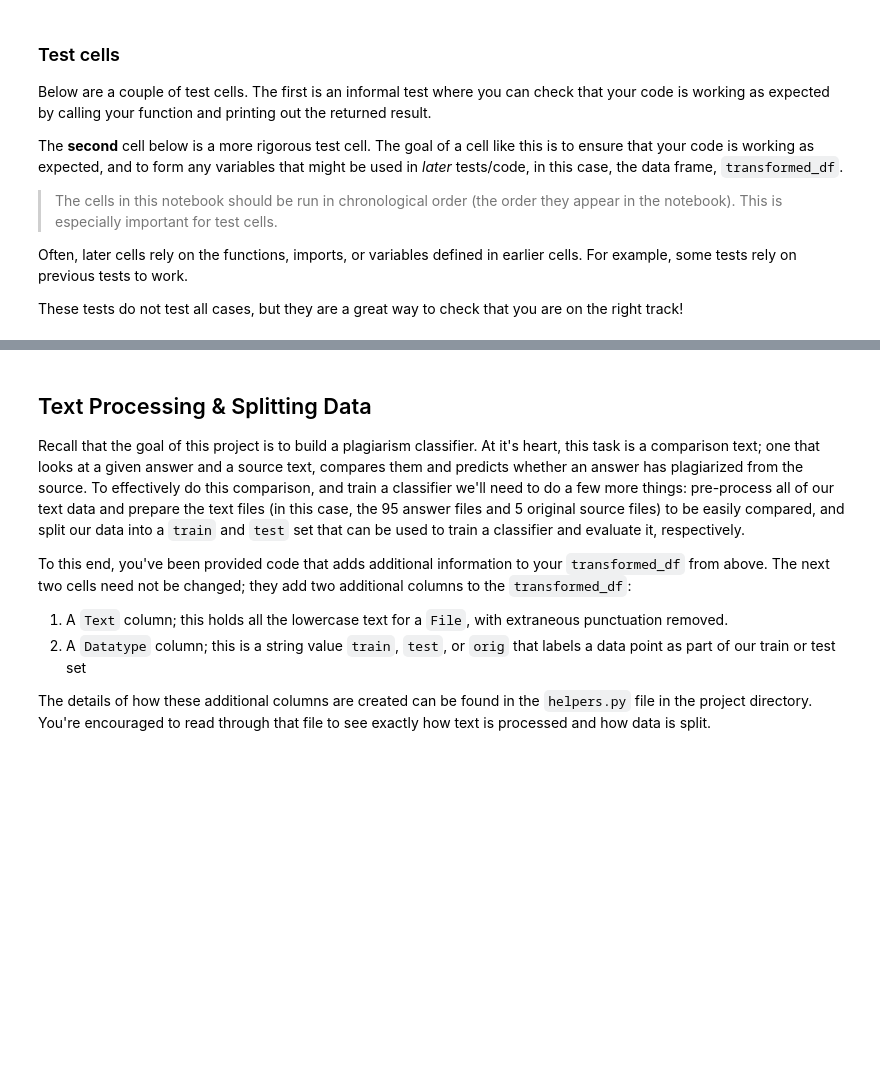
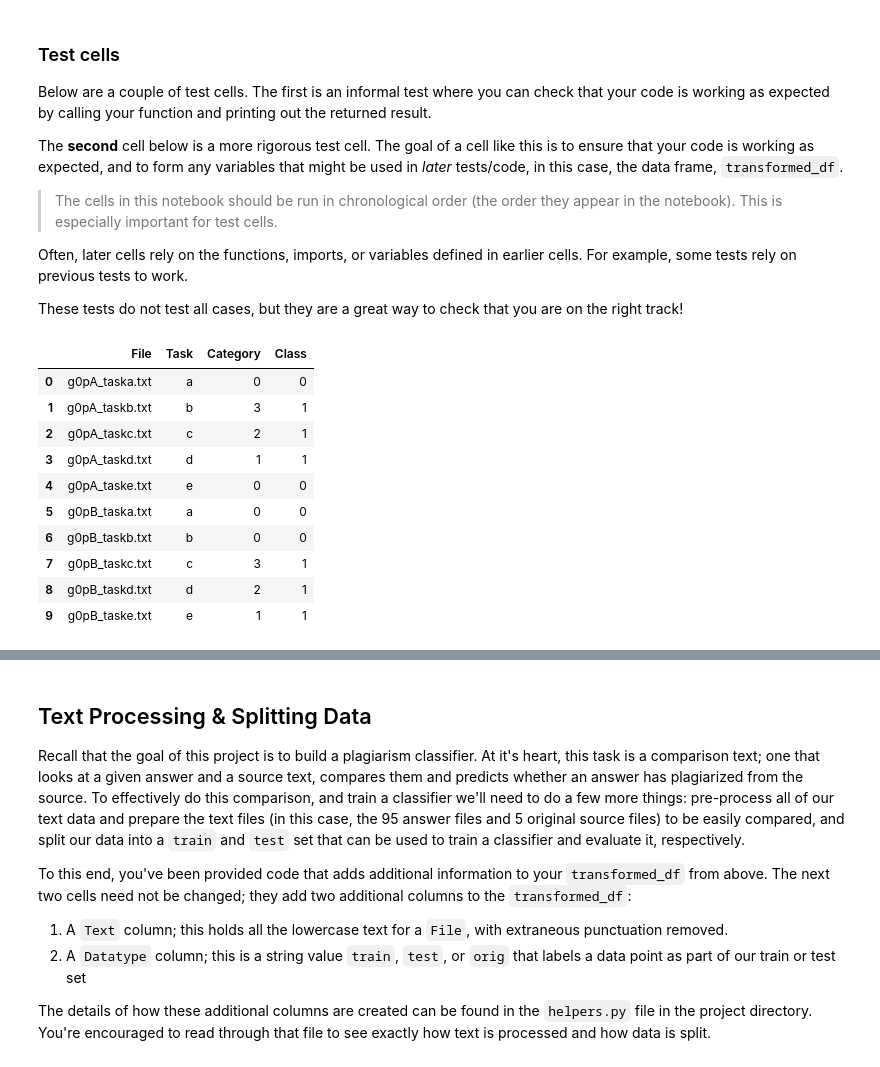
Before and after one commit to IanEdington/learn, a Jupyter notebook: machine-learning/ND009t/P4_plagiarism_detection/2_Plagiarism_Feature_Engineering.ipynb, the cells around one changed output, grey strips where cells are left out. Saved outputs shown, nothing was run; the diff lists cells and outputs as text; code cells hidden in the pictures; blank space fills up the shorter version.

````diff
--- a/machine-learning/ND009t/P4_plagiarism_detection/2_Plagiarism_Feature_Engineering.ipynb
+++ b/machine-learning/ND009t/P4_plagiarism_detection/2_Plagiarism_Feature_Engineering.ipynb
@@ -46,8 +68,8 @@ This data is a slightly modified version of a dataset created by Paul Clough (In
 # %% [markdown]
 This plagiarism dataset is made of multiple text files; each of these files has characteristics that are is summarized in a `.csv` file named `file_information.csv`, which we can read in using `pandas`.
 # %%
-csv_file = 'data/file_information.csv'
-plagiarism_df = pd.read_csv(csv_file)
+INFORMATION_FILE = RAW_DATA_DIR / 'file_information.csv'
+plagiarism_df = pd.read_csv(INFORMATION_FILE)
 
 # print out the first few rows of data info
 plagiarism_df.head()
@@ -113,8 +142,17 @@ After running your function, you should get a DataFrame with rows that looks lik
 
 ```
 # %%
+cat_to_cat_num_map = {
+    "non": 0,
+    "heavy": 1,
+    "light": 2,
+    "cut": 3,
+    "orig": -1
+}
+
+
 # Read in a csv file and return a transformed dataframe
-def numerical_dataframe(csv_file='data/file_information.csv') -> pd.DataFrame:
+def numerical_dataframe(csv_file=INFORMATION_FILE) -> pd.DataFrame:
     """Reads in a csv file which is assumed to have `File`, `Category` and `Task` columns.
        This function does two things:
        1) converts `Category` column values to numerical values
@@ -125,8 +163,12 @@ def numerical_dataframe(csv_file='data/file_information.csv') -> pd.DataFrame:
        :return: A dataframe with numerical categories and a new `Class` label column"""
 
     # your code here
+    df = pd.read_csv(csv_file)
 
-    pass
+    df.Category = df.Category.apply(cat_to_cat_num_map.get)
+    df['Class'] = np.minimum(df.Category, 1)
+
+    return df
 # %% [markdown]
 ### Test cells
 
@@ -142,11 +184,23 @@ These tests do not test all cases, but they are a great way to check that you ar
 # %%
 # informal testing, print out the results of a called function
 # create new `transformed_df`
-transformed_df = numerical_dataframe(csv_file='data/file_information.csv')
+transformed_df = numerical_dataframe(csv_file=INFORMATION_FILE)
 
 # check work
 # check that all categories of plagiarism have a class label = 1
 transformed_df.head(10)
+# %% [output]
+|  | File | Task | Category | Class |
+| 0 | g0pA_taska.txt | a | 0 | 0 |
+| 1 | g0pA_taskb.txt | b | 3 | 1 |
+| 2 | g0pA_taskc.txt | c | 2 | 1 |
+| 3 | g0pA_taskd.txt | d | 1 | 1 |
+| 4 | g0pA_taske.txt | e | 0 | 0 |
+| 5 | g0pB_taska.txt | a | 0 | 0 |
+| 6 | g0pB_taskb.txt | b | 0 | 0 |
+| 7 | g0pB_taskc.txt | c | 3 | 1 |
+| 8 | g0pB_taskd.txt | d | 2 | 1 |
+| 9 | g0pB_taske.txt | e | 1 | 1 |
 # %%
 # test cell that creates `transformed_df`, if tests are passed
 
````
Also changed, not shown: parts of 33 cells of this notebook, 7 other files.
